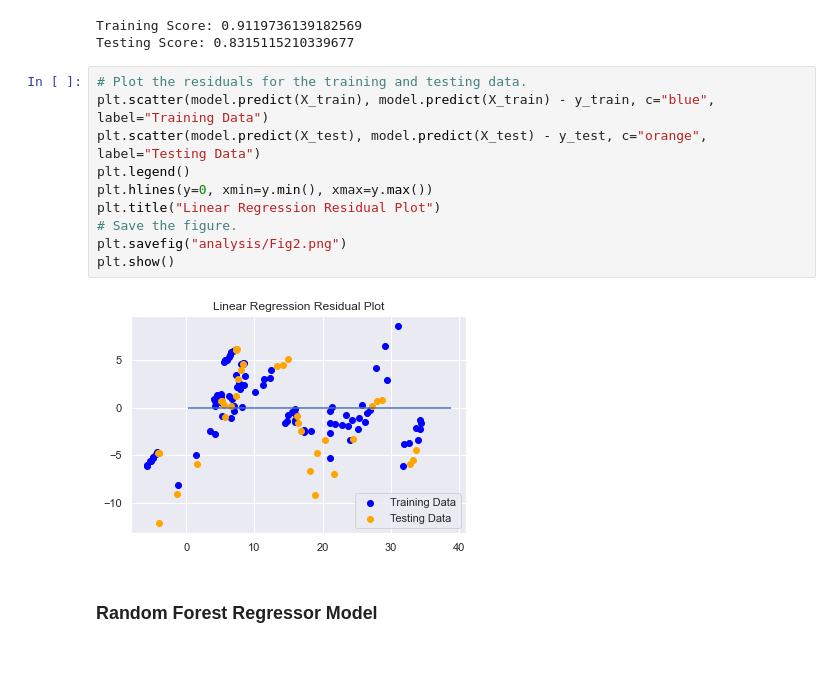
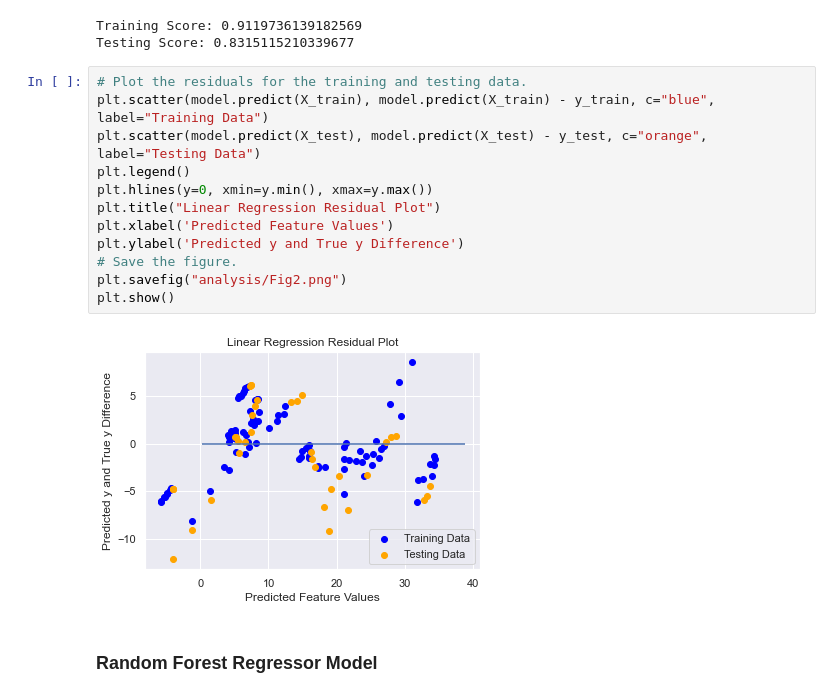
Before and after one commit to NensiH/Social_media_impact, a Jupyter notebook: Jupyter_Notebook/ML_Regression_Final.ipynb, the cells around one changed output. Drawn from its saved outputs; the diff is of its cells as text; blank space fills up the shorter version.

```diff
--- a/Jupyter_Notebook/ML_Regression_Final.ipynb
+++ b/Jupyter_Notebook/ML_Regression_Final.ipynb
@@ -373,15 +373,17 @@ Testing Score: 0.8315115210339677
 # %%
 # Plot the residuals for the training and testing data.
 plt.scatter(model.predict(X_train), model.predict(X_train) - y_train, c="blue", label="Training Data")
 plt.scatter(model.predict(X_test), model.predict(X_test) - y_test, c="orange", label="Testing Data")
 plt.legend()
 plt.hlines(y=0, xmin=y.min(), xmax=y.max())
 plt.title("Linear Regression Residual Plot")
+plt.xlabel('Predicted Feature Values')
+plt.ylabel('Predicted y and True y Difference')
 # Save the figure.
 plt.savefig("analysis/Fig2.png")
 plt.show()
 # %% [output]
-[figure, old version]
+[figure, new version]
 # %% [markdown]
 ### Random Forest Regressor Model
 # %%
```
Also changed, not shown: parts of 3 cells of this notebook, 4 other files.
